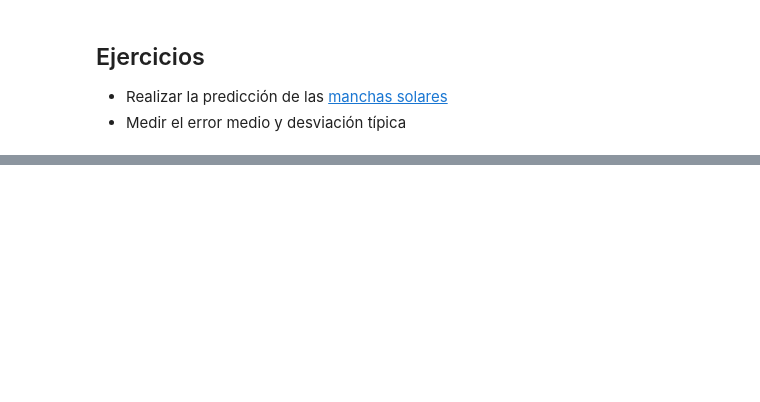
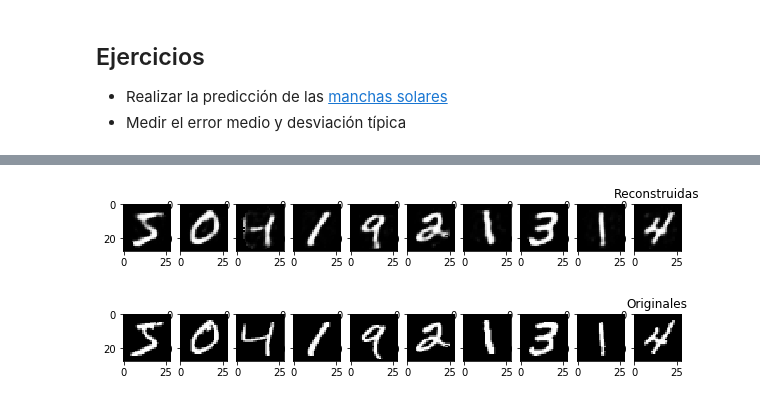
Before and after one commit to cayetanoguerra/cayetanoguerra.github.io, a Jupyter notebook: spegc/MachineLearning/009-Neural-Nets.ipynb, the cells around one changed output, grey strips where cells are left out. Drawn from its saved outputs; the diff is of its cells as text; code cells hidden in the pictures; blank space fills up the shorter version.

```diff
--- a/spegc/MachineLearning/009-Neural-Nets.ipynb
+++ b/spegc/MachineLearning/009-Neural-Nets.ipynb
@@ -273,0 +354,27 @@ plt.show()
+# %%
+import numpy as np
+import keras
+from keras.datasets import mnist
+from keras.models import Model, Sequential
+from keras.layers import Dense #Dense Fully Connected Layer Type
+from keras.optimizers import SGD #Stochastic Gradient Descent Optimizer
+
+(x_train, _), (_, _) = mnist.load_data()
+
+max_value = float(x_train.max())
+x_train = x_train.astype('float32') / max_value
+
+x_train = x_train.reshape((len(x_train), -1))
+# %%
+def create_network():
+    model = Sequential()
+    model.add(Dense(50, input_shape=(784,), activation='relu'))
+    model.add(Dense(784, activation='sigmoid'))
+
+    #stochastic gradient descent
+    ##sgd = SGD(lr=0.1)
+    model.compile(optimizer='adam', loss='mean_squared_error')
+    return model
+# %%
+neural_network = create_network()
+neural_network.fit(x_train[:30000], x_train[:30000], epochs=20, batch_size=256)
@@ -273,0 +400,21 @@ plt.show()
+# %%
+import matplotlib.pyplot as plt
+
+rets = neural_network.predict(x_train[:10])
+
+plt.figure(figsize=(10,4))
+for i, ret in enumerate(rets):
+    plt.subplot(1, 10, i+1)
+    plt.imshow(rets[i].reshape((28, 28)), cmap='gray')
+plt.title("Reconstruidas")
+plt.show()
+
+plt.figure(figsize=(10,4))
+for i, ret in enumerate(x_train[:10]):
+    plt.subplot(1, 10, i+1)
+    plt.imshow(ret.reshape((28, 28)), cmap='gray')
+plt.title("Originales")
+plt.show()
+# %% [output]
+[figure, added]
+[figure, added]
```
Also changed, not shown: parts of 10 cells of this notebook.
